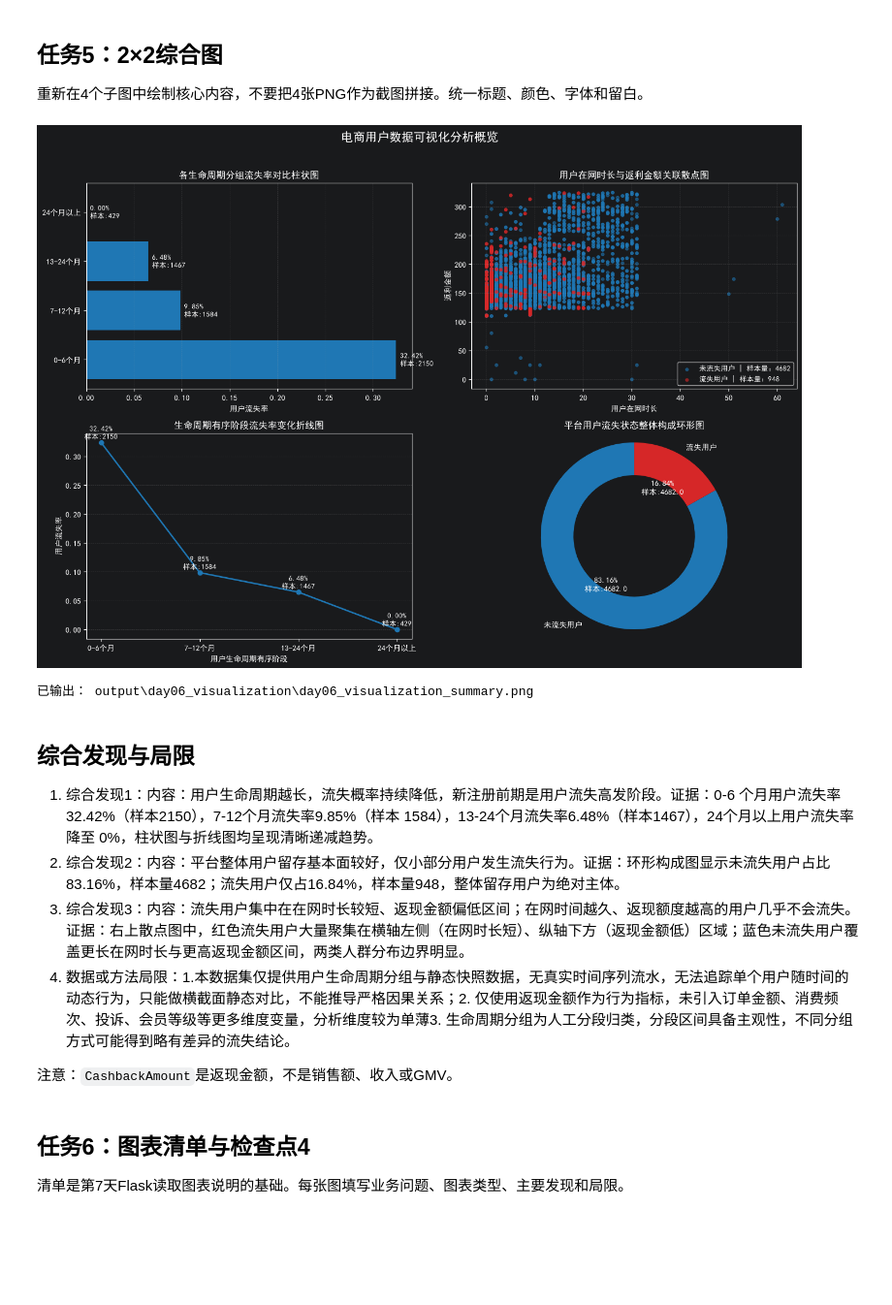
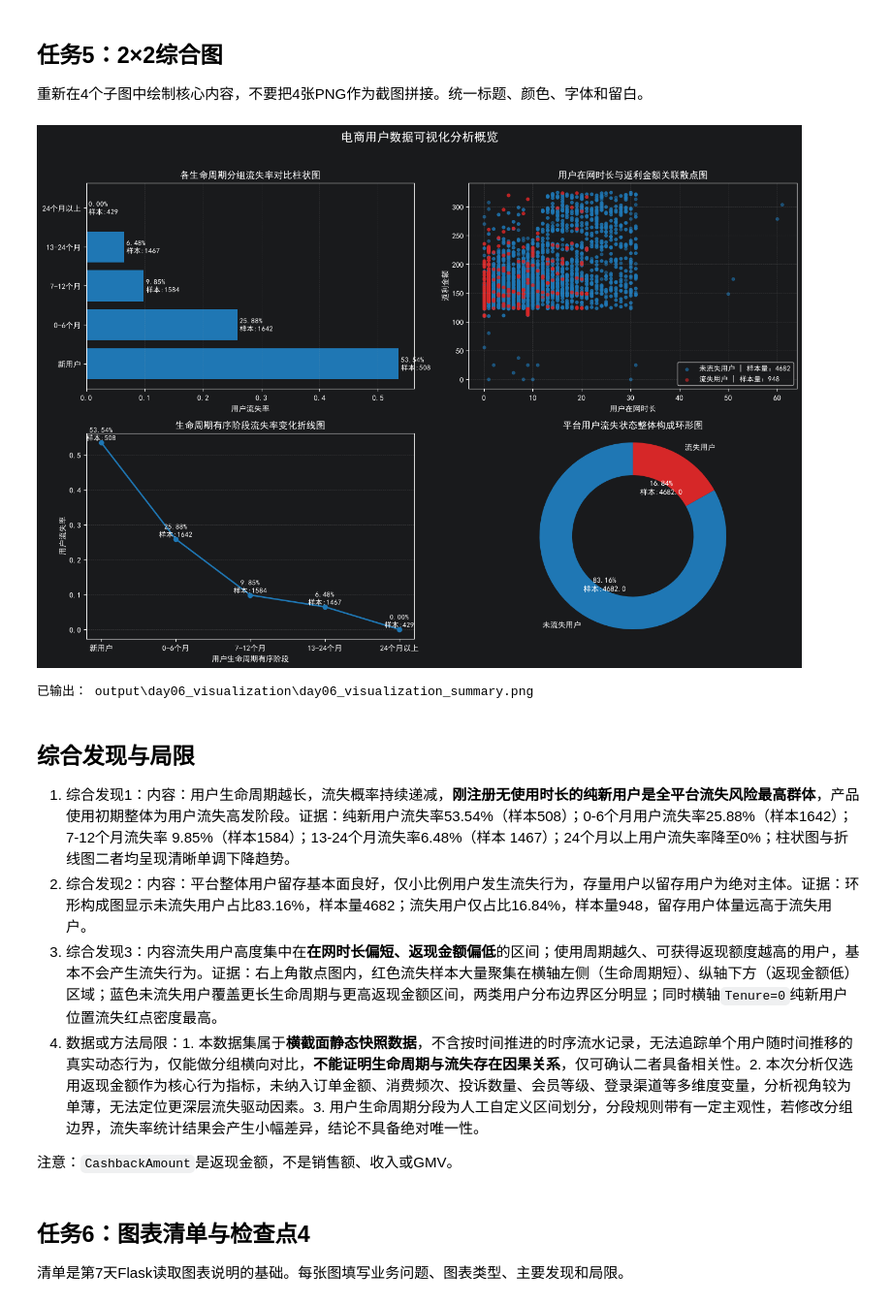
Before and after one commit to 666sun-spec/muc-commerce-2-24012432, a Jupyter notebook: notebooks/day06_pm_student_visualization.ipynb, the cells around one changed output. Shown at 97% size. Cells and saved outputs as stored; diff of their text form; code cells hidden in the pictures; blank space fills up the shorter version.

Commit message:
Complete Day03~Day06 all tasks, fix day04 TenureGroup, all files ready for submission

```diff
--- a/notebooks/day06_pm_student_visualization.ipynb
+++ b/notebooks/day06_pm_student_visualization.ipynb
@@ -426,7 +436,7 @@ COLOR_STAY = "#1f77b4"
 COLOR_CHURN = "#d62728"
 
 # 生命周期强制固定有序序列，和前面任务逻辑完全对齐
-TENURE_ORDER = ["0-6个月", "7-12个月", "13-24个月", "24个月以上"]
+TENURE_ORDER = ["新用户", "0-6个月", "7-12个月", "13-24个月", "24个月以上"]
 
 # ---------------------- 基于原始数据集df聚合生成绘图所需数据（无外部文件依赖） ----------------------
 # 柱状图、折线图共用分组统计数据
@@ -504,42 +514,42 @@ for idx, row_data in tenure_agg.iterrows():
 ax_bottom_left.set_title("生命周期有序阶段流失率变化折线图", fontsize=12)
 ax_bottom_left.set_xlabel("用户生命周期有序阶段")
 ax_bottom_left.set_ylabel("用户流失率")
 ax_bottom_left.grid(axis="y", alpha=0.22, linestyle="--")
 
 # ========== 右下 axes[1,1] 任务4：用户流失整体构成环形图 ==========
 ax_bottom_right.pie(
     x=churn_pie_agg["占比"],
     labels=pie_text_labels,
     autopct=lambda p: f"{p:.2f}%\n样本:{churn_pie_agg.iloc[int(p/100)]['总用户数']}",
     wedgeprops={"width": 0.35},
     colors=pie_color_palette,
     startangle=90
 )
 ax_bottom_right.set_title("平台用户流失状态整体构成环形图", fontsize=12)
 ax_bottom_right.axis("equal")
 
 # 原题固定总标题与全局留白控制，完全不修改
 fig_summary.suptitle("电商用户数据可视化分析概览", fontsize=16)
 fig_summary.tight_layout(rect=[0, 0, 1, 0.96])
 
 # 输出路径沿用项目环境变量，兼容仓库目录结构
 summary_path = OUTPUT_DIR / "day06_visualization_summary.png"
 fig_summary.savefig(summary_path, dpi=150, bbox_inches="tight")
 plt.show()
 
 # 作业要求断言校验，原样保留
 assert summary_path.exists() and summary_path.stat().st_size > 0, "综合图尚未保存"
 print("已输出：", summary_path.relative_to(ROOT))
 # %% [output]
-[figure, old version]
+[figure, new version]
 已输出： output\day06_visualization\day06_visualization_summary.png
 # %% [markdown]
 ## 综合发现与局限
 
-1. 综合发现1：内容：用户生命周期越长，流失概率持续降低，新注册前期是用户流失高发阶段。证据：0-6 个月用户流失率32.42%（样本2150），7-12个月流失率9.85%（样本 1584），13-24个月流失率6.48%（样本1467），24个月以上用户流失率降至 0%，柱状图与折线图均呈现清晰递减趋势。
-2. 综合发现2：内容：平台整体用户留存基本面较好，仅小部分用户发生流失行为。证据：环形构成图显示未流失用户占比83.16%，样本量4682；流失用户仅占16.84%，样本量948，整体留存用户为绝对主体。
-3. 综合发现3：内容：流失用户集中在在网时长较短、返现金额偏低区间；在网时间越久、返现额度越高的用户几乎不会流失。证据：右上散点图中，红色流失用户大量聚集在横轴左侧（在网时长短）、纵轴下方（返现金额低）区域；蓝色未流失用户覆盖更长在网时长与更高返现金额区间，两类人群分布边界明显。
-4. 数据或方法局限：1.本数据集仅提供用户生命周期分组与静态快照数据，无真实时间序列流水，无法追踪单个用户随时间的动态行为，只能做横截面静态对比，不能推导严格因果关系；2. 仅使用返现金额作为行为指标，未引入订单金额、消费频次、投诉、会员等级等更多维度变量，分析维度较为单薄3. 生命周期分组为人工分段归类，分段区间具备主观性，不同分组方式可能得到略有差异的流失结论。
+1. 综合发现1：内容：用户生命周期越长，流失概率持续递减，**刚注册无使用时长的纯新用户是全平台流失风险最高群体**，产品使用初期整体为用户流失高发阶段。证据：纯新用户流失率53.54%（样本508）；0-6个月用户流失率25.88%（样本1642）；7-12个月流失率 9.85%（样本1584）；13-24个月流失率6.48%（样本 1467）；24个月以上用户流失率降至0%；柱状图与折线图二者均呈现清晰单调下降趋势。
+2. 综合发现2：内容：平台整体用户留存基本面良好，仅小比例用户发生流失行为，存量用户以留存用户为绝对主体。证据：环形构成图显示未流失用户占比83.16%，样本量4682；流失用户仅占比16.84%，样本量948，留存用户体量远高于流失用户。
+3. 综合发现3：内容流失用户高度集中在**在网时长偏短、返现金额偏低**的区间；使用周期越久、可获得返现额度越高的用户，基本不会产生流失行为。证据：右上角散点图内，红色流失样本大量聚集在横轴左侧（生命周期短）、纵轴下方（返现金额低）区域；蓝色未流失用户覆盖更长生命周期与更高返现金额区间，两类用户分布边界区分明显；同时横轴`Tenure=0`纯新用户位置流失红点密度最高。
+4. 数据或方法局限：1. 本数据集属于**横截面静态快照数据**，不含按时间推进的时序流水记录，无法追踪单个用户随时间推移的真实动态行为，仅能做分组横向对比，**不能证明生命周期与流失存在因果关系**，仅可确认二者具备相关性。2. 本次分析仅选用返现金额作为核心行为指标，未纳入订单金额、消费频次、投诉数量、会员等级、登录渠道等多维度变量，分析视角较为单薄，无法定位更深层流失驱动因素。3. 用户生命周期分段为人工自定义区间划分，分段规则带有一定主观性，若修改分组边界，流失率统计结果会产生小幅差异，结论不具备绝对唯一性。
 
 注意：`CashbackAmount`是返现金额，不是销售额、收入或GMV。
 # %% [markdown]
```
Also changed, not shown: parts of 9 cells of this notebook, 13 other files.
